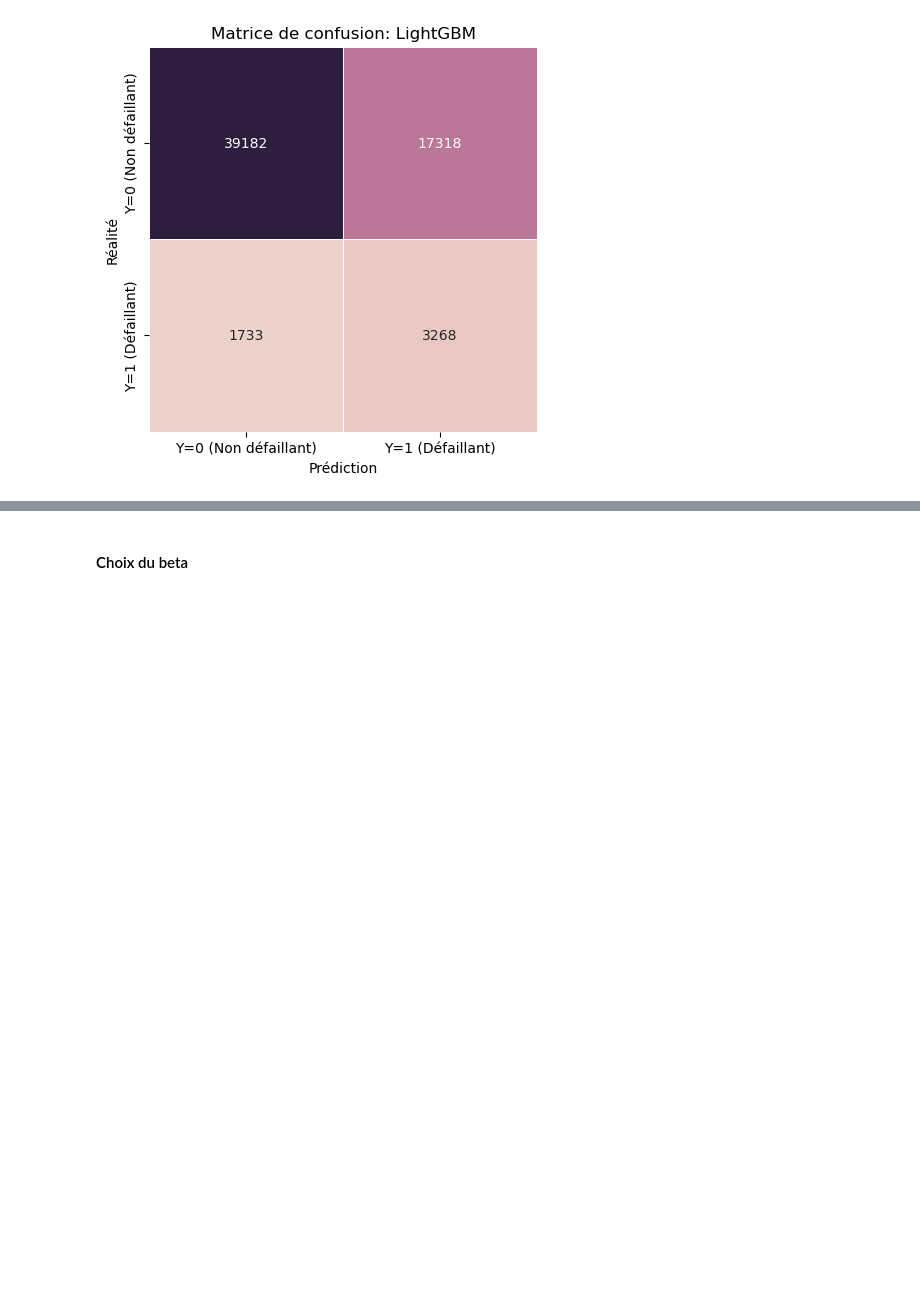
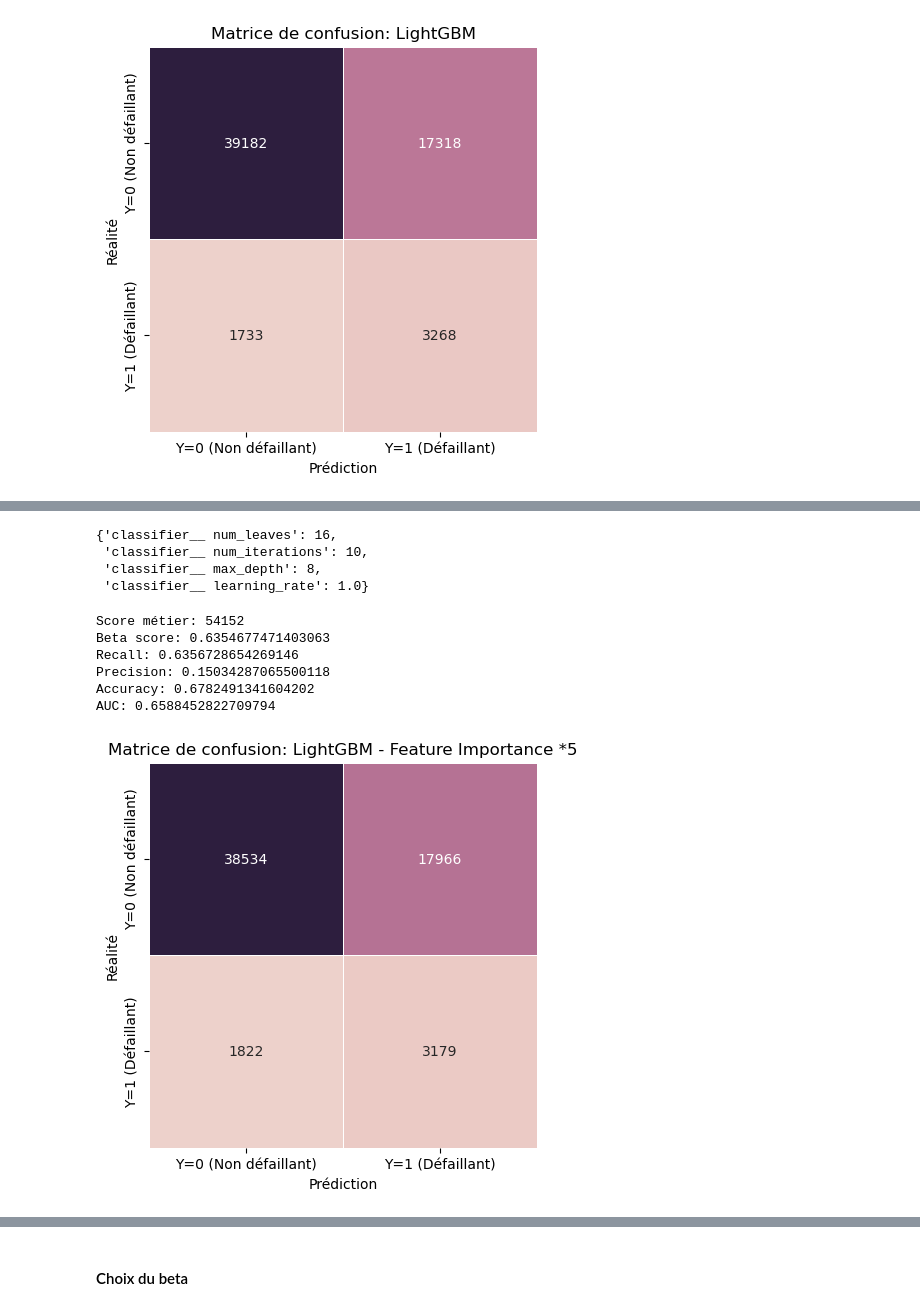
Before and after one commit to Milie-Mimi/OC_DS_Project7_, a Jupyter notebook: GROSCHENE_Emilie_2_model_032023.ipynb, the cells around one changed output, grey strips where cells are left out. Saved outputs shown, nothing was run; the diff lists cells and outputs as text; code cells hidden in the pictures; blank space fills up the shorter version.

```diff
--- a/GROSCHENE_Emilie_2_model_032023.ipynb
+++ b/GROSCHENE_Emilie_2_model_032023.ipynb
@@ -1487,0 +1510,28 @@ df_models_recap
+# %%
+feat_lgb5 = df_lgb[:5]['Features'].tolist()
+num_feat_lgb5 = feat_lgb5
+# %%
+params = {"classifier__ num_iterations": [10, 50, 100, 500, 1000, 5000],
+          "classifier__ max_depth": [1, 2, 3, 4, 5, 6, 7, 8, 9, 10],
+          "classifier__ num_leaves": [2, 4, 8, 16, 32, 64, 128, 256, 512, 1024],
+          "classifier__ learning_rate": [0.0001, 0.001, 0.01, 0.1, 1.0],}
+
+lgb5, lgb_params5, lgb_name5, lgb_duration5 = fct_model.best_model(model_name = 'LightGBM - Feature Importance *5',
+                                                                   model = LGBMClassifier(random_state = 42,
+                                                                                          class_weight='balanced'),
+                                                                   cv = KFold(n_splits = 5,
+                                                                              shuffle = True,
+                                                                              random_state = 42),
+                                                                   xtrain = X_train[feat_lgb5],
+                                                                   numeric_features = num_feat_lgb5,
+                                                                    numeric_transformer = StandardScaler(),
+                                                                   ytrain = y_train,
+                                                                   params = params,
+                                                                   scoring = make_scorer(fct_model.score_metier,
+                                                                                         greater_is_better=False),
+                                                                   xtest = X_test[feat_lgb5],
+                                                                   ytest = y_test,
+                                                                   oversampling_strategy = 0.1,
+                                                                   undersampling_strategy = 0.5,
+                                                                   balanced = False,
+                                                                   Randomized = True)
@@ -1487,0 +1556,27 @@ df_models_recap
+# %%
+lgb_params5
+# %% [output]
+{'classifier__ num_leaves': 16,
+ 'classifier__ num_iterations': 10,
+ 'classifier__ max_depth': 8,
+ 'classifier__ learning_rate': 1.0}
+# %%
+# Evaluation sur les données de test
+(biz_lgb5, beta_lgb5, rec_lgb5, prec_lgb5,
+ acc_lgb5, auc_lgb5, y_pred_lgb5) = fct_model.eval_metrics(best_model = lgb5,
+                                                           xtest = X_test,
+                                                           ytest = y_test,
+                                                           beta_value = 100)
+# %% [output]
+Score métier: 54152
+Beta score: 0.6354677471403063
+Recall: 0.6356728654269146
+Precision: 0.15034287065500118
+Accuracy: 0.6782491341604202
+AUC: 0.6588452822709794
+# %%
+fct_model.matrice_confusion(ytest = y_test,
+                            ypred = y_pred_lgb5,
+                            model_name = lgb_name5)
+# %% [output]
+[figure, added]
```
Also changed, not shown: parts of 84 cells of this notebook.
